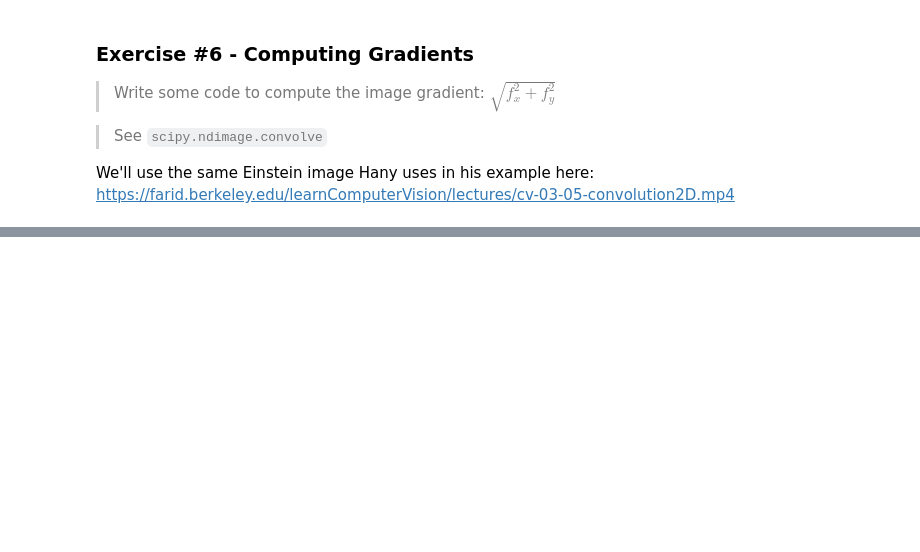
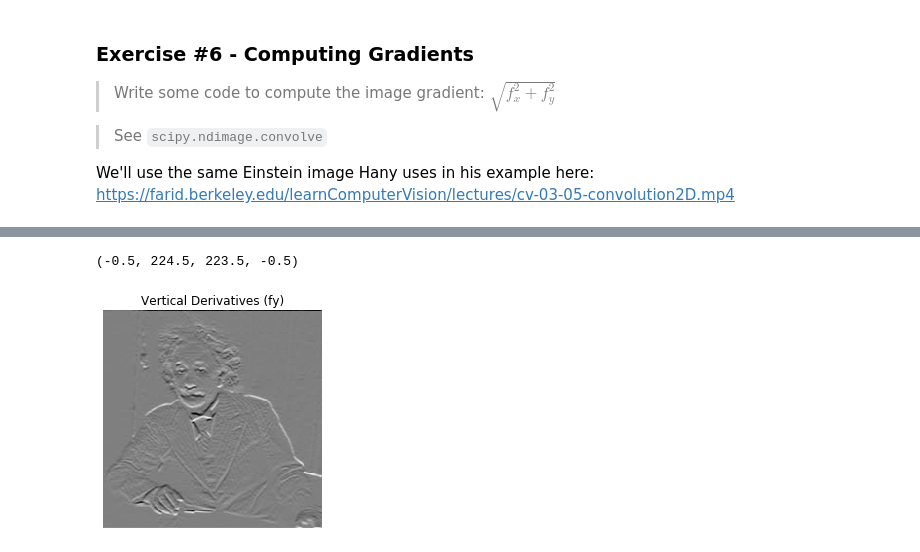
Before and after one commit to TifMoe/computer-vision-course, a Jupyter notebook: notebooks/2-image-filtering.ipynb, the cells around one changed output, grey strips where cells are left out. Cells and saved outputs as stored; diff of their text form; code cells hidden in the pictures; blank space fills up the shorter version.

```diff
--- a/notebooks/2-image-filtering.ipynb
+++ b/notebooks/2-image-filtering.ipynb
@@ -162,0 +172,11 @@ FileNotFoundError: [Errno 2] No such file or directory: 'images/einstein.jpg'
+# %%
+# compute vertical derivitaves and display image
+v = np.array([[-0.125,-0.250,-0.125],[0,0,0],[0.125,0.250,0.125]])
+vimg = ndimage.convolve(img, v, mode='constant')
+
+plt.imshow(vimg, cmap='gray')
+plt.title('Vertical Derivatives (fy)')
+plt.axis('off')
+# %% [output]
+(-0.5, 224.5, 223.5, -0.5)
+[figure, added]
```
Also changed, not shown: parts of 4 cells of this notebook, 1 other file.
